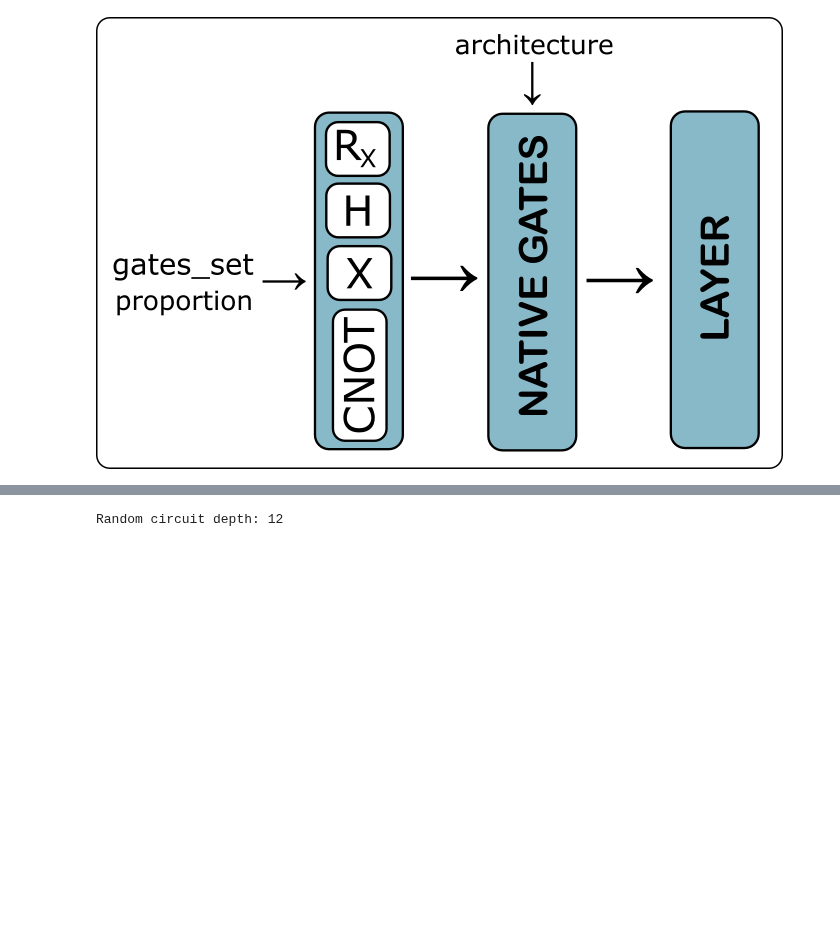
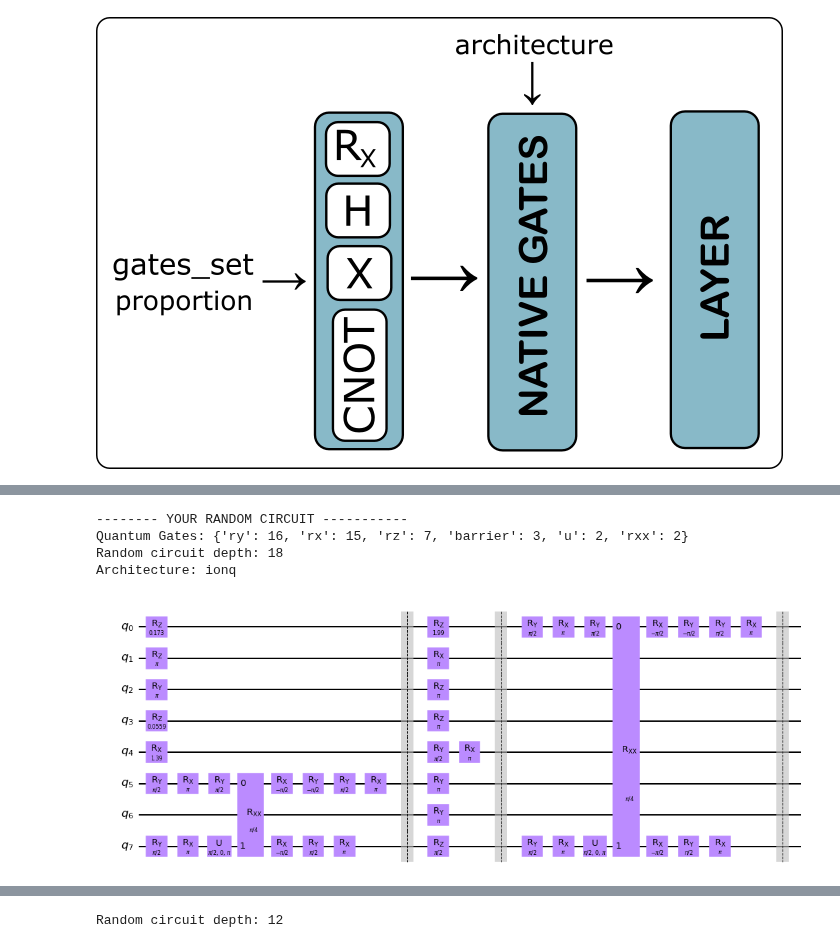
Before and after one commit to KevinJoven11/qosf_mentorship, a Jupyter notebook: QuGiHo_Document.ipynb, the cells around one changed output, grey strips where cells are left out. Drawn from its saved outputs; the diff is of its cells as text; code cells hidden in the pictures; blank space fills up the shorter version.

```diff
--- a/QuGiHo_Document.ipynb
+++ b/QuGiHo_Document.ipynb
@@ -385,0 +619,23 @@ import copy
+# %%
+num_qubits = 8
+circuit_depth = 18       # We increased the depth cuz the ionq's arch have many gates to we will compare just the 3 first layers.
+gates_set = ["H","CNOT","X","Y","Z","S","T","RX","RY","RZ"]
+proportion = 0.0
+architecture = "ionq"
+barrier = True
+
+seed = np.random.seed(127)
+
+circuit = random_circuit_IMP1(choose_gates_IMP1, layer_IMP1, num_qubits, circuit_depth, gates_set, proportion, barrier, architecture)
+
+print("-------- YOUR RANDOM CIRCUIT -----------")
+print("Quantum Gates: {}".format(dict(circuit.count_ops())))
+print("Random circuit depth: {}".format(circuit.depth()))
+print("Architecture: {}".format(architecture))
+circuit.draw('mpl')
+# %% [output]
+-------- YOUR RANDOM CIRCUIT -----------
+Quantum Gates: {'ry': 16, 'rx': 15, 'rz': 7, 'barrier': 3, 'u': 2, 'rxx': 2}
+Random circuit depth: 18
+Architecture: ionq
+[figure, added]
```
Also changed, not shown: parts of 22 cells of this notebook.
